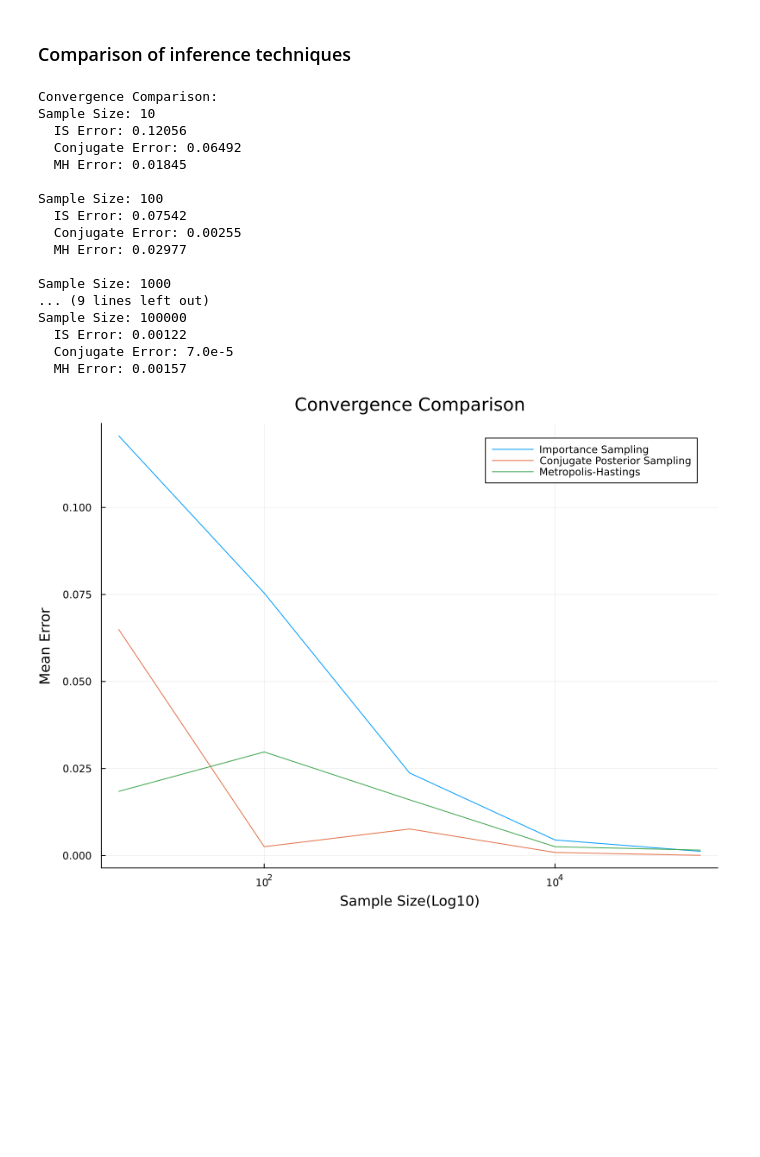
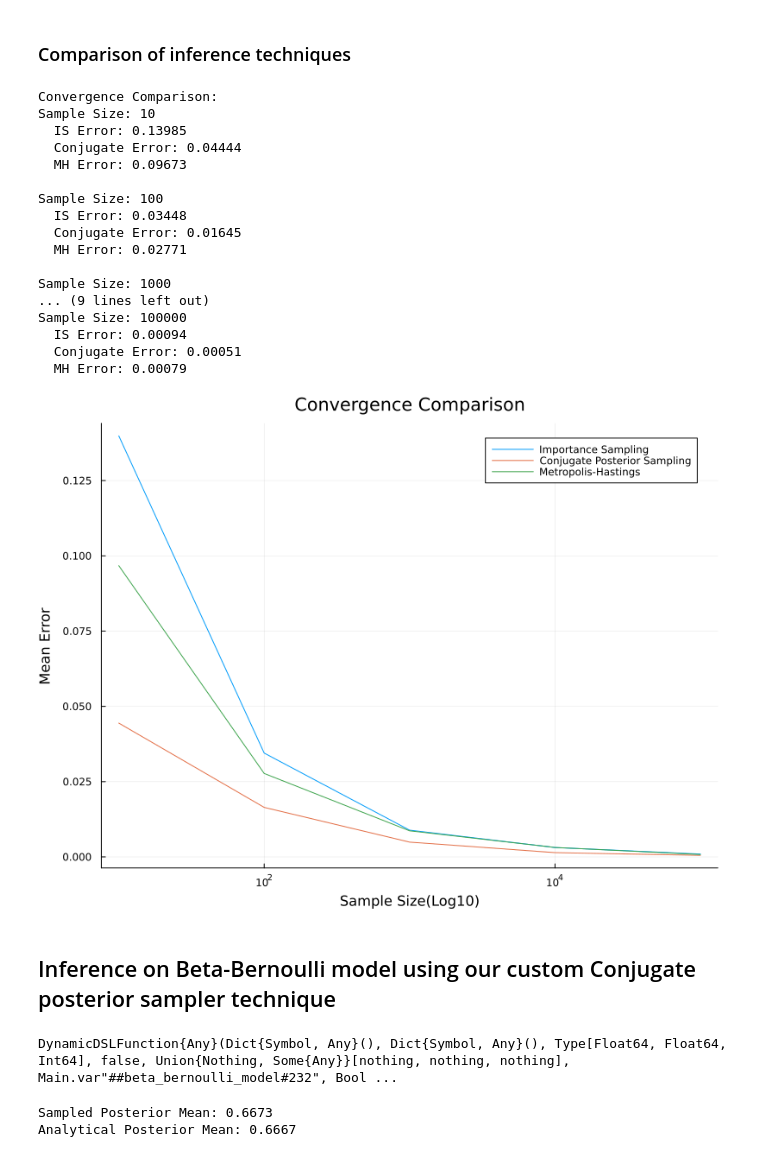
Before and after one commit to bwigmans/ProbabilisticInference6, a Jupyter notebook: part_2/mab.ipynb, the cells around one changed output. Cells and saved outputs as stored; diff of their text form; code cells hidden in the pictures; blank space fills up the shorter version.

Commit message:
Added experiment run support and also added support for other beta-bernoulli model for inference

```diff
--- a/part_2/mab.ipynb
+++ b/part_2/mab.ipynb
@@ -310,41 +379,86 @@ Arm 2: 0.332
 results = compare_convergence(
     sample_sizes,  # Sample sizes to test
     prior_success,
     prior_fail,
     n_pulls_per_arm,
-    observations  # From choicemap
+    observations,
+    num_runs = 20  # Number of runs for each sample size
 )
 
 # Print results
 println("Convergence Comparison:")
 for (n, errs) in sort(collect(results))
     println("""
     Sample Size: $n
       IS Error: $(round(errs.is_error, digits=5))
       Conjugate Error: $(round(errs.conjugate_error, digits=5))
       MH Error: $(round(errs.mh_error, digits=5))
     """)
 end
 
 # Error convergence plot
 p = plot_convergence(results, sample_sizes)
 display(p)
 # %% [output]
 Convergence Comparison:
 Sample Size: 10
-  IS Error: 0.12056
-  Conjugate Error: 0.06492
-  MH Error: 0.01845
+  IS Error: 0.13985
+  Conjugate Error: 0.04444
+  MH Error: 0.09673
 
 Sample Size: 100
-  IS Error: 0.07542
-  Conjugate Error: 0.00255
-  MH Error: 0.02977
+  IS Error: 0.03448
+  Conjugate Error: 0.01645
+  MH Error: 0.02771
 
 Sample Size: 1000
 ... (9 lines left out)
 Sample Size: 100000
-  IS Error: 0.00122
-  Conjugate Error: 7.0e-5
-  MH Error: 0.00157
+  IS Error: 0.00094
+  Conjugate Error: 0.00051
+  MH Error: 0.00079
-[figure, old version]
+[figure, new version]
+# %% [markdown]
+## Inference on Beta-Bernoulli model using our custom Conjugate posterior sampler technique
+# %%
+# Model Definition for beta bernoulli
+@gen function beta_bernoulli_model(α::Float64, β::Float64, N::Int)
+    # θ ~ Beta(α, β)
+    θ = @trace(beta(α, β), :theta)
+    # Data points Dᵢ ~ Bernoulli(θ)
+    for i in 1:N
+        @trace(bernoulli(θ), (:data, i))
+    end
+end
+# %% [output]
+DynamicDSLFunction{Any}(Dict{Symbol, Any}(), Dict{Symbol, Any}(), Type[Float64, Float64, Int64], false, Union{Nothing, Some{Any}}[nothing, nothing, nothing], Main.var"##beta_bernoulli_model#232", Bool ...
+# %%
+# Set observations
+observations = choicemap()
+data = [1, 1, 1, 1, 1, 1, 1, 0, 0, 0]  # 7 successes, 3 failuress
+for (i, outcome) in enumerate(data)
+    observations[(:data, i)] = outcome
+end
+
+# Run conjugate inference
+traces = beta_bernoulli_conjugate_inference(
+    1.0,  # alpha prior
+    1.0,  # beta prior
+    10,    # Total trials
+    observations,
+    10000
+)
+
+# Calculate posterior mean from samples
+theta_samples = [tr[:theta] for tr in traces]
+sampled_mean = mean(theta_samples)
+
+# Analytical solution
+successes = sum(data)
+analytical_mean = (1.0 + successes) / (1.0 + 1.0 + 10)
+
+println("Sampled Posterior Mean: ", round(sampled_mean, digits=4))
+println("Analytical Posterior Mean: ", round(analytical_mean, digits=4))
+# %% [output]
+Sampled Posterior Mean: 0.6673
+Analytical Posterior Mean: 0.6667
```
Also changed, not shown: parts of 3 cells of this notebook.
